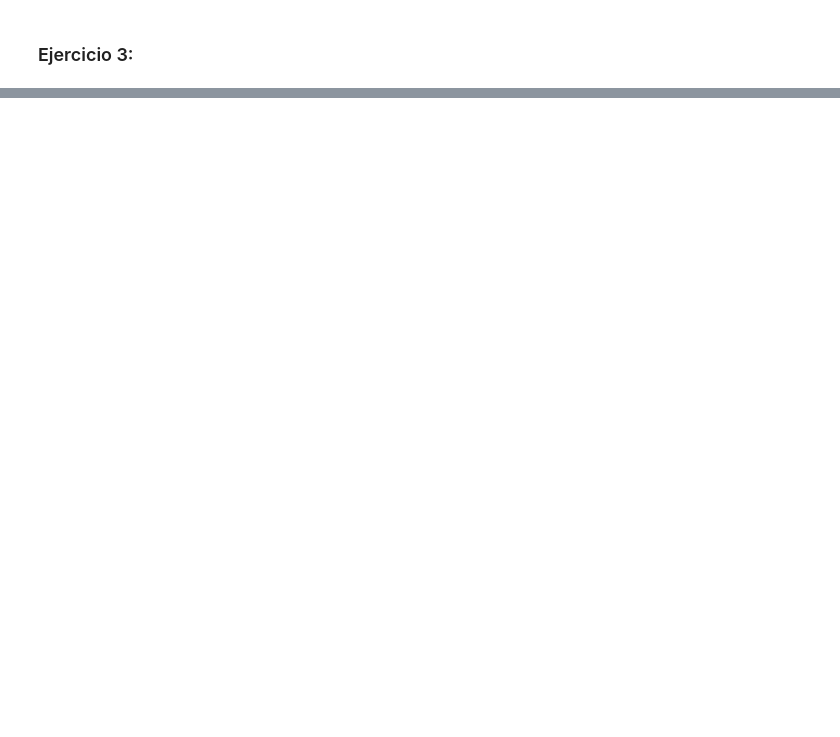
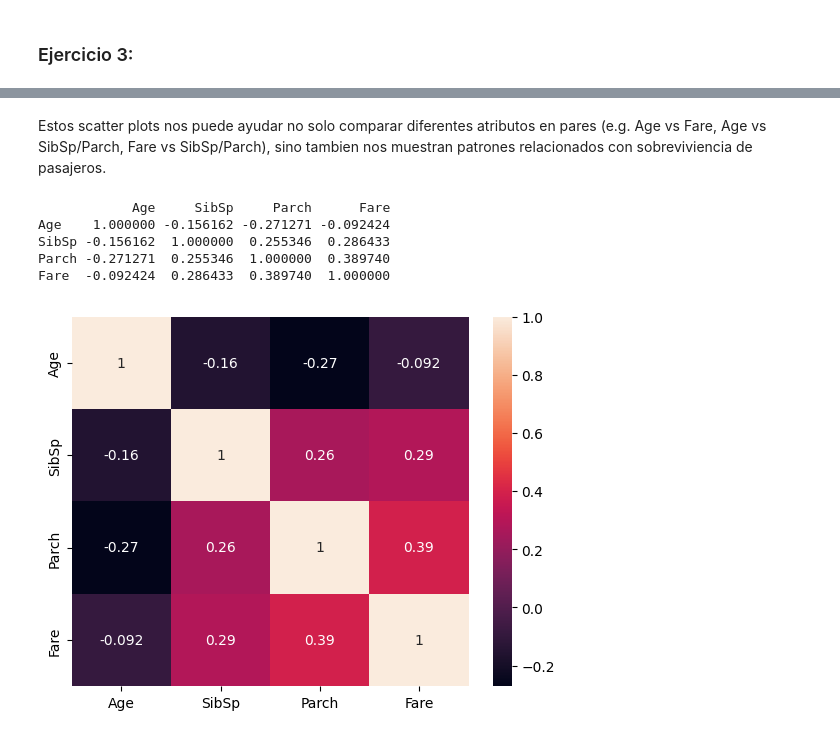
Before and after one commit to BoolDan/AA2025, a Jupyter notebook: Practica_1_Ricards/practica_1_A.ipynb, the cells around one changed output, grey strips where cells are left out. Saved outputs shown, nothing was run; the diff lists cells and outputs as text; code cells hidden in the pictures; blank space fills up the shorter version.

```diff
--- a/Practica_1_Ricards/practica_1_A.ipynb
+++ b/Practica_1_Ricards/practica_1_A.ipynb
@@ -429,0 +107,16 @@ Para algoritmos lineales como Regresion Logistica o SVM, estandarizacion es mejo
+# %% [markdown]
+Estos scatter plots nos puede ayudar no solo comparar diferentes atributos en pares (e.g. Age vs Fare, Age vs SibSp/Parch, Fare vs SibSp/Parch), sino tambien nos muestran patrones relacionados con sobreviviencia de pasajeros.
+# %%
+# Calcular coeficientes de correlacion y dibujar la diagrama
+correlation_matrix = df[atributos_numericos].corr(method='pearson')
+print(correlation_matrix)
+
+sns.heatmap(correlation_matrix, annot=True)
+plt.show()
+# %% [output]
+            Age     SibSp     Parch      Fare
+Age    1.000000 -0.156162 -0.271271 -0.092424
+SibSp -0.156162  1.000000  0.255346  0.286433
+Parch -0.271271  0.255346  1.000000  0.389740
+Fare  -0.092424  0.286433  0.389740  1.000000
+[figure, added]
```
Also changed, not shown: parts of 66 cells of this notebook.
